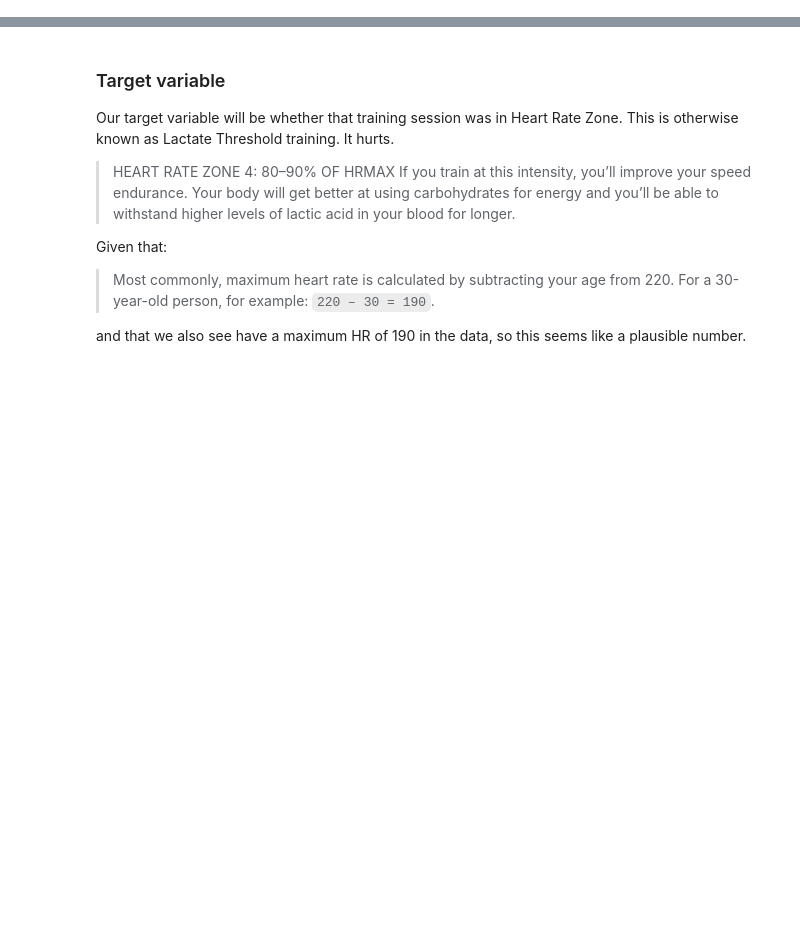
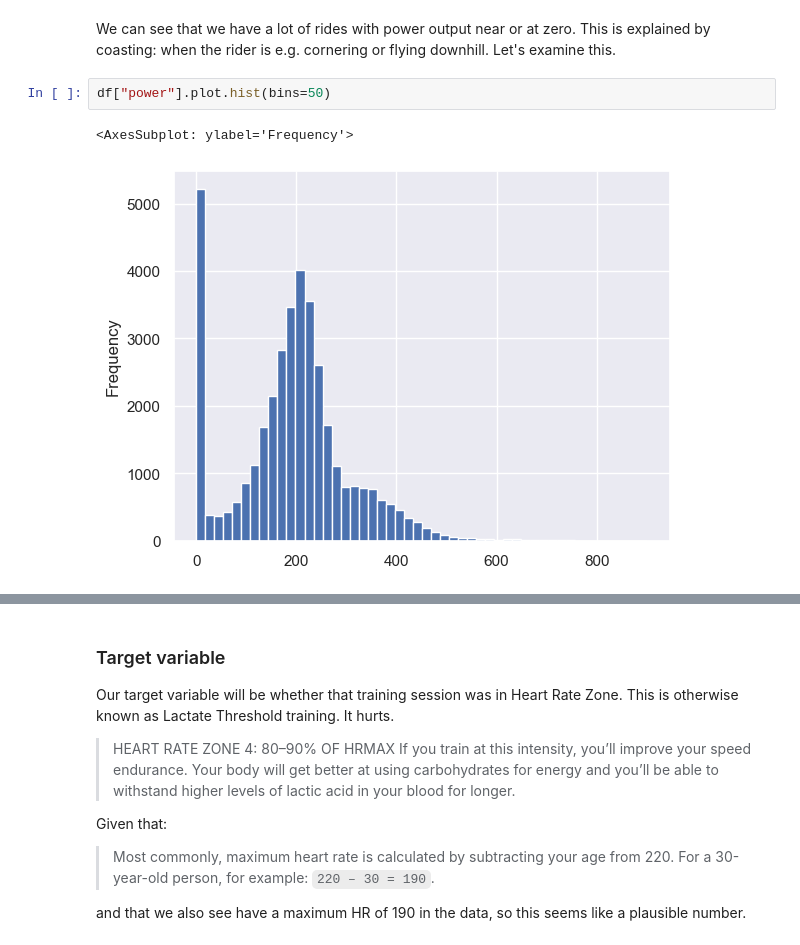
Before and after one commit to leblancfg/leblancfg.github.io, a Jupyter notebook: content/Logistic Regression with PyMC3.ipynb, the cells around one changed output, grey strips where cells are left out. Drawn from its saved outputs; the diff is of its cells as text; blank space fills up the shorter version.

```diff
--- a/content/Logistic Regression with PyMC3.ipynb
+++ b/content/Logistic Regression with PyMC3.ipynb
@@ -106,0 +113,7 @@ sns.boxplot(data=df, x='activity_type', y='avg_hr');
+# %% [markdown]
+We can see that we have a lot of rides with power output near or at zero. This is explained by coasting: when the rider is e.g. cornering or flying downhill. Let's examine this.
+# %%
+df["power"].plot.hist(bins=50)
+# %% [output]
+<AxesSubplot: ylabel='Frequency'>
+[figure, added]
```
Also changed, not shown: parts of 22 cells of this notebook, 1 other file.
